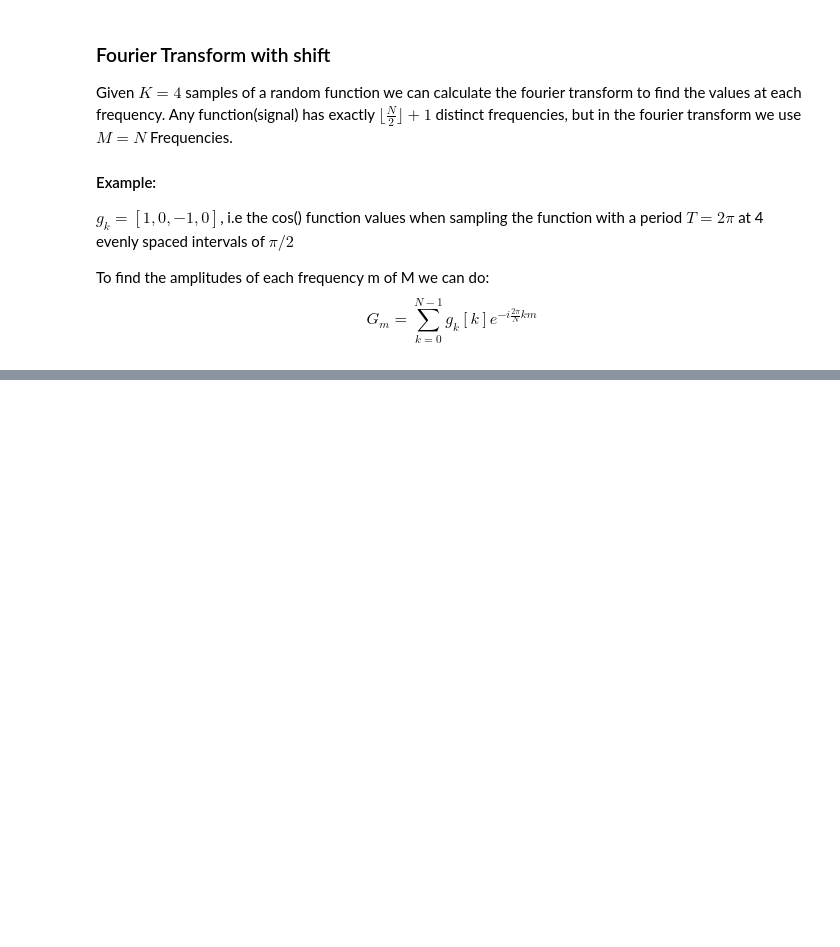
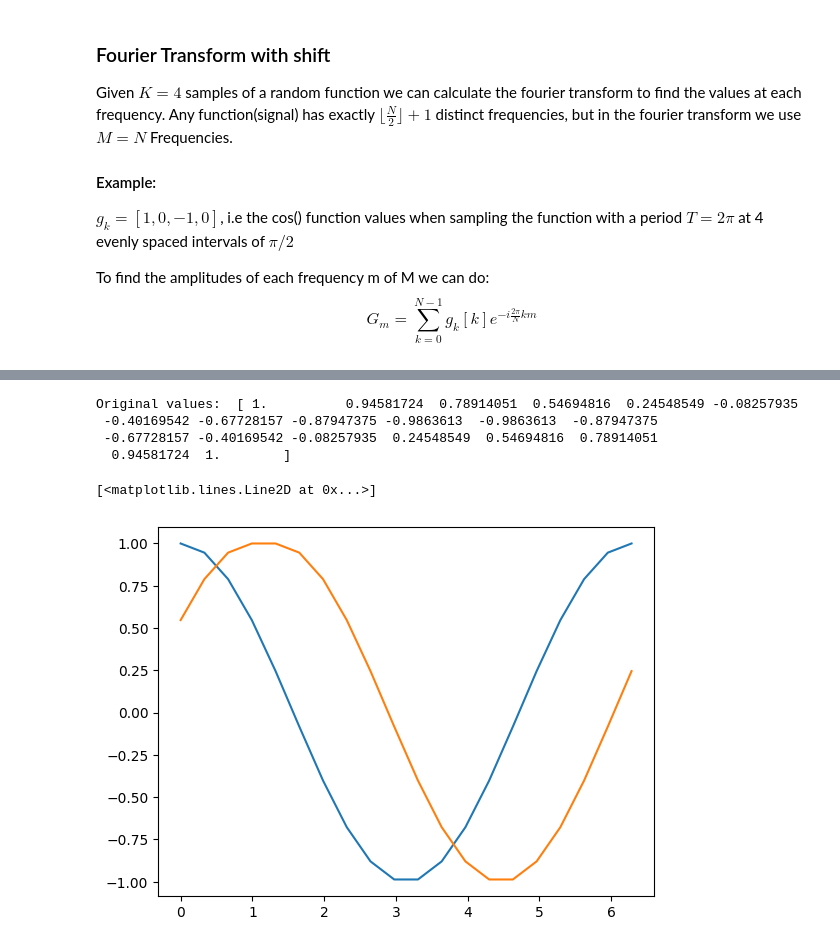
Before and after one commit to DylanReidRamelli/Bachelor-Project-2023, a Jupyter notebook: notebook/fourier.ipynb, the cells around one changed output, grey strips where cells are left out. Saved outputs shown, nothing was run; the diff lists cells and outputs as text; code cells hidden in the pictures; blank space fills up the shorter version.

```diff
--- a/notebook/fourier.ipynb
+++ b/notebook/fourier.ipynb
@@ -281,0 +300,48 @@ H_m = \displaystyle\sum_{k= -\delta}^{N-1 - \delta}g_k[r]e^{-i \frac{2\pi}{N} (r
+# %%
+# Domain, from 0 -> 2 * np.pi, with 4 samples.
+# g_k = [0, np.pi /2, np.pi , 3/2 * np.pi, 2 * np.pi]
+g_k = np.linspace(0, 2 * np.pi, 20)
+
+# Function g evaluated for each sample. Function for now is cos().
+g_k_i = np.cos(g_k)
+print("Original values: ",g_k_i)
+
+# Now we can just do the fourier normal fourier transform like above for g_k_i
+N_elements = len(g_k)
+N_frequencies = int(np.floor(N_elements/2) + 1)
+freq = np.arange(N_elements)
+
+
+# Forward Fourier transform.
+output = np.zeros(N_elements, dtype=complex)
+for m in range(N_elements):
+    e = np.exp(-1j * 2 * np.pi * m * freq / N_elements)
+    output[m] = np.sum(g_k_i* e)
+
+delta = 4
+# And now multiply by the exponential that was factored out of the sum
+for m in range(N_elements):
+    e = np.exp(-1j * 2 * np.pi * m * delta / N_elements)
+    output[m] = output[m] * e
+
+# print(output)
+
+# ax.scatter(output.real, output.imag, label='Original values')
+
+# Inverse fourier of shifted values
+original_output = np.zeros(N_elements, dtype=complex)
+for n in range(N_elements):
+    e = np.exp(1j * 2 * np.pi * n * freq / N_elements)
+    original_output[n] = np.sum(output * e)/N_elements
+
+
+fig, ax = plt.subplots()
+ax.plot(g_k, g_k_i, label='Original values')
+ax.plot(g_k, original_output.real, label='Shifted values')
+# %% [output]
+Original values:  [ 1.          0.94581724  0.78914051  0.54694816  0.24548549 -0.08257935
+ -0.40169542 -0.67728157 -0.87947375 -0.9863613  -0.9863613  -0.87947375
+ -0.67728157 -0.40169542 -0.08257935  0.24548549  0.54694816  0.78914051
+  0.94581724  1.        ]
+[<matplotlib.lines.Line2D at 0x...>]
+[figure, added]
```
Also changed, not shown: parts of 1 cell of this notebook.
